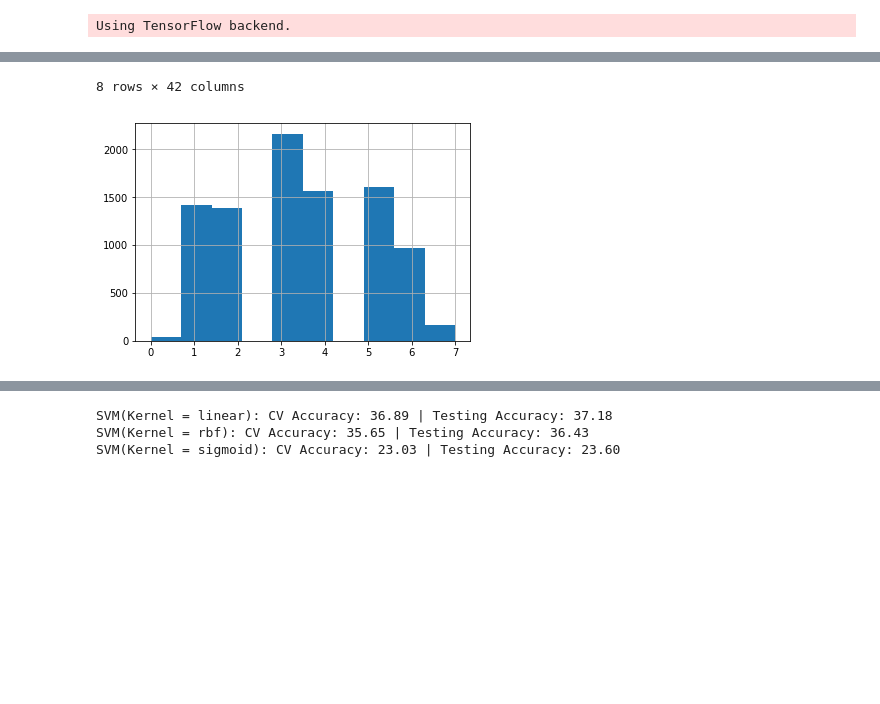
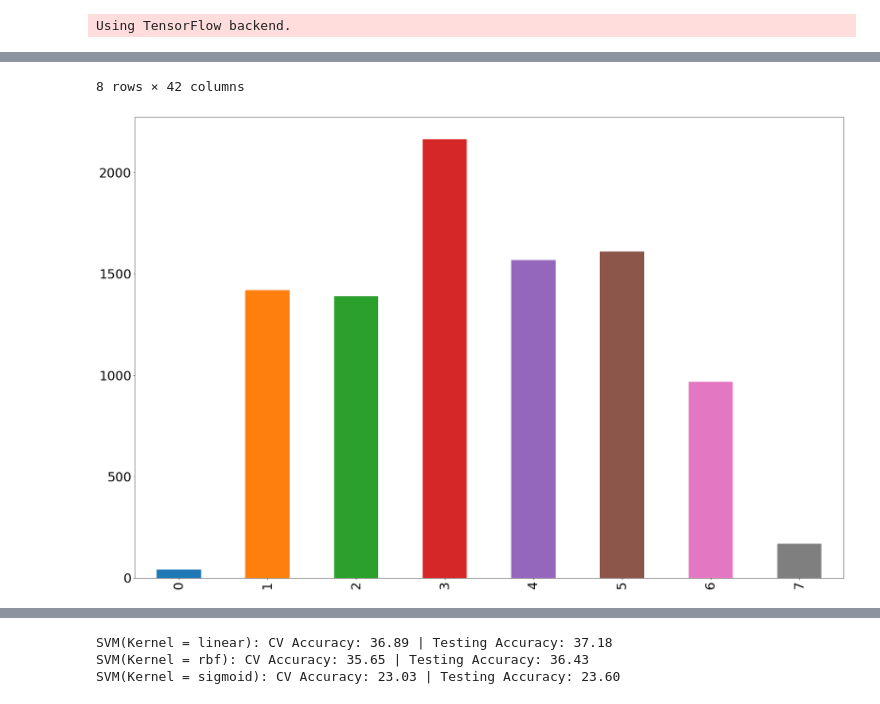
Before and after one commit to Distancs/DSGA_1001_Final, a Jupyter notebook: Model_and_Evaluation_Final.ipynb, the cells around one changed output, grey strips where cells are left out. Cells and saved outputs as stored; diff of their text form; code cells hidden in the pictures; blank space fills up the shorter version.

```diff
--- a/Model_and_Evaluation_Final.ipynb
+++ b/Model_and_Evaluation_Final.ipynb
@@ -18,27 +19,27 @@ Using TensorFlow backend.
 # %%
 data = pd.read_csv('./data/data_combined_budget.csv')
 data = data[(data.Runtime >= 50) & (data.Runtime <= 200) & (data.Year >= 1990)]
 
 # transfer to category
 log_boxoffice = np.log(data['Adjusted_BoxOffice'])
 cat_raw = pd.cut(log_boxoffice, [-10,-6,-4,-2,0,2,4,6,10])
 all_cats = cat_raw.unique()
 cat_encoder = dict([(i,x) for x,i in enumerate(all_cats)])
 data['Adjusted_BoxOffice_Cat'] = cat_raw.replace(cat_encoder)
-data['Adjusted_BoxOffice_Cat'].hist()
+data['Adjusted_BoxOffice_Cat'].value_counts().sort_index().plot(kind='bar',figsize = (30,20),fontsize = 30)
 data.describe()
 # %% [output]
 |  | Unnamed: 0 | Adjusted_BoxOffice | BoxOffice | NLP_Score | Runtime | Year | imdbRating | imdbVotes | ... |
 | count | 9322.000000 | 9322.000000 | 9322.000000 | 9322.000000 | 9322.000000 | 9322.000000 | 9322.000000 | 9.322000e+03 | ... |
 | mean | 5777.557069 | 28.648639 | 21.948306 | 9.158985 | 104.624973 | 2005.691697 | 6.378696 | 5.093996e+04 | ... |
 | std | 3272.476375 | 64.164851 | 51.199261 | 5.261931 | 17.940863 | 7.626457 | 1.004886 | 1.191995e+05 | ... |
 | min | 0.000000 | 0.000082 | 0.000074 | 1.046110 | 53.000000 | 1990.000000 | 1.100000 | 6.000000e+00 | ... |
 | 25% | 2833.250000 | 0.082429 | 0.066174 | 4.624634 | 92.000000 | 2000.000000 | 5.800000 | 2.052000e+03 | ... |
 | 50% | 5973.500000 | 1.657188 | 1.250904 | 8.212019 | 101.000000 | 2007.000000 | 6.500000 | 9.069500e+03 | ... |
 | 75% | 8675.750000 | 29.015950 | 21.010307 | 12.778660 | 113.000000 | 2012.000000 | 7.100000 | 4.437925e+04 | ... |
 | max | 11115.000000 | 1039.048028 | 936.658640 | 28.108077 | 197.000000 | 2018.000000 | 9.300000 | 2.018482e+06 | ... |
 8 rows × 42 columns
-[figure, old version]
+[figure, new version]
 # %%
 # baseline
 
```
Also changed, not shown: parts of 8 cells of this notebook.
